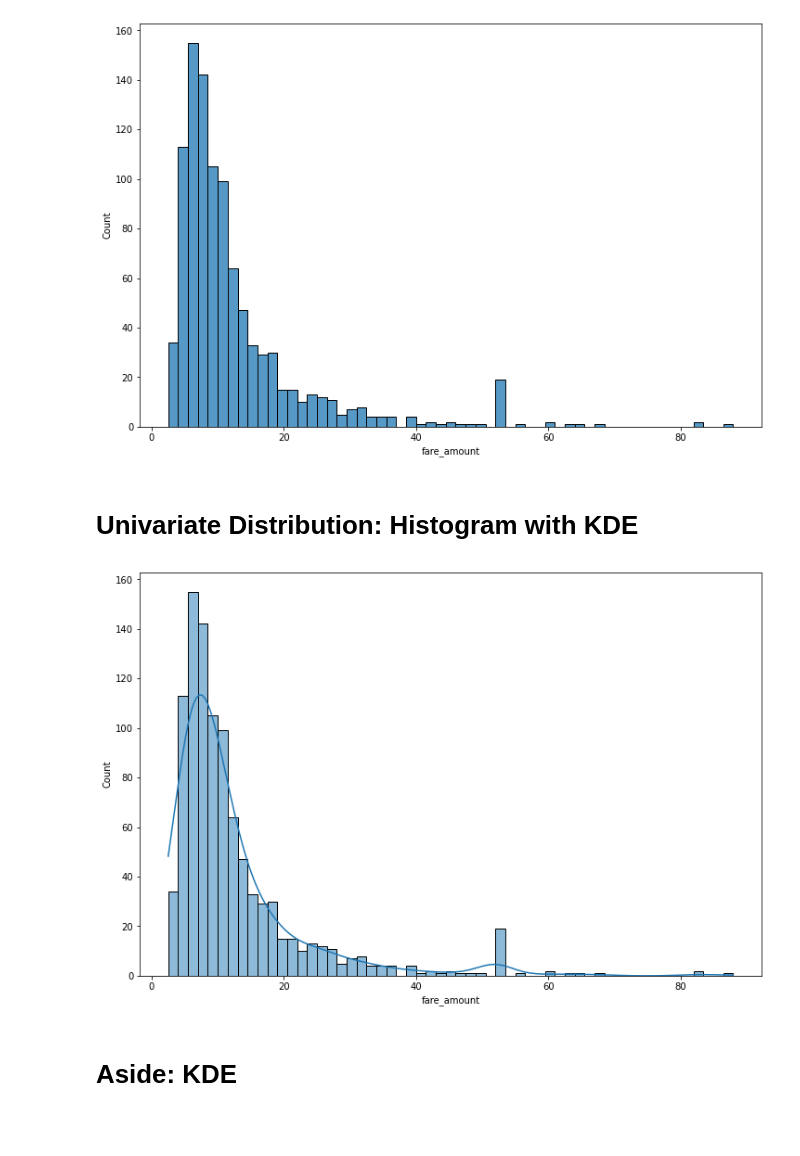
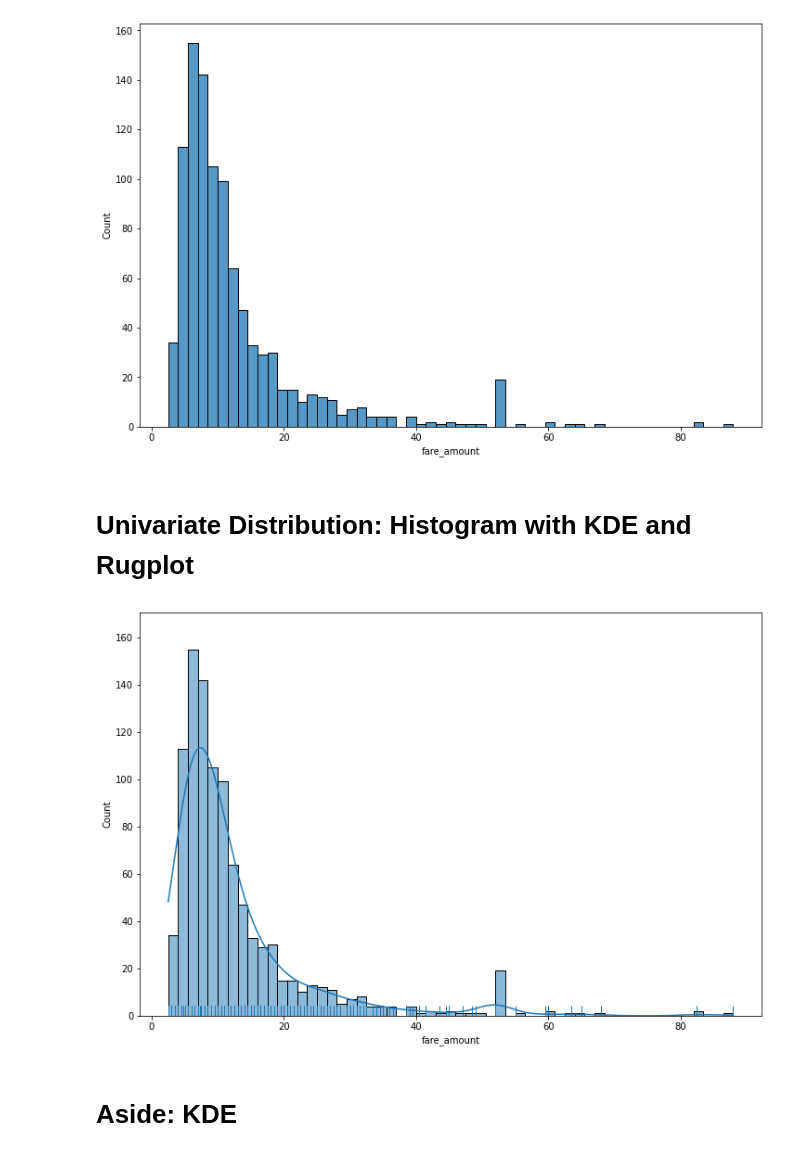
Before and after one commit to xguo7013/eods-f20, a Jupyter notebook: notebooks/eods-week03-pandas_visualization_dataexploration.ipynb, the cells around one changed output. Drawn from its saved outputs; the diff is of its cells as text; code cells hidden in the pictures; blank space fills up the shorter version.

```diff
--- a/notebooks/eods-week03-pandas_visualization_dataexploration.ipynb
+++ b/notebooks/eods-week03-pandas_visualization_dataexploration.ipynb
@@ -921,13 +922,14 @@ sns.histplot(df.fare_amount,ax=ax);
 # %% [output]
 [figure]
 # %% [markdown]
-# Univariate Distribution: Histogram with KDE
+# Univariate Distribution: Histogram with KDE and Rugplot
 # %%
 fig,ax = plt.subplots(1,1,figsize=(12,8))
 
 sns.histplot(df.fare_amount,kde=True,ax=ax);
+sns.rugplot(df.fare_amount);
 # %% [output]
-[figure, old version]
+[figure, new version]
 # %% [markdown]
 # Aside: KDE
 # %% [markdown]
```
Also changed, not shown: parts of 11 cells of this notebook.
